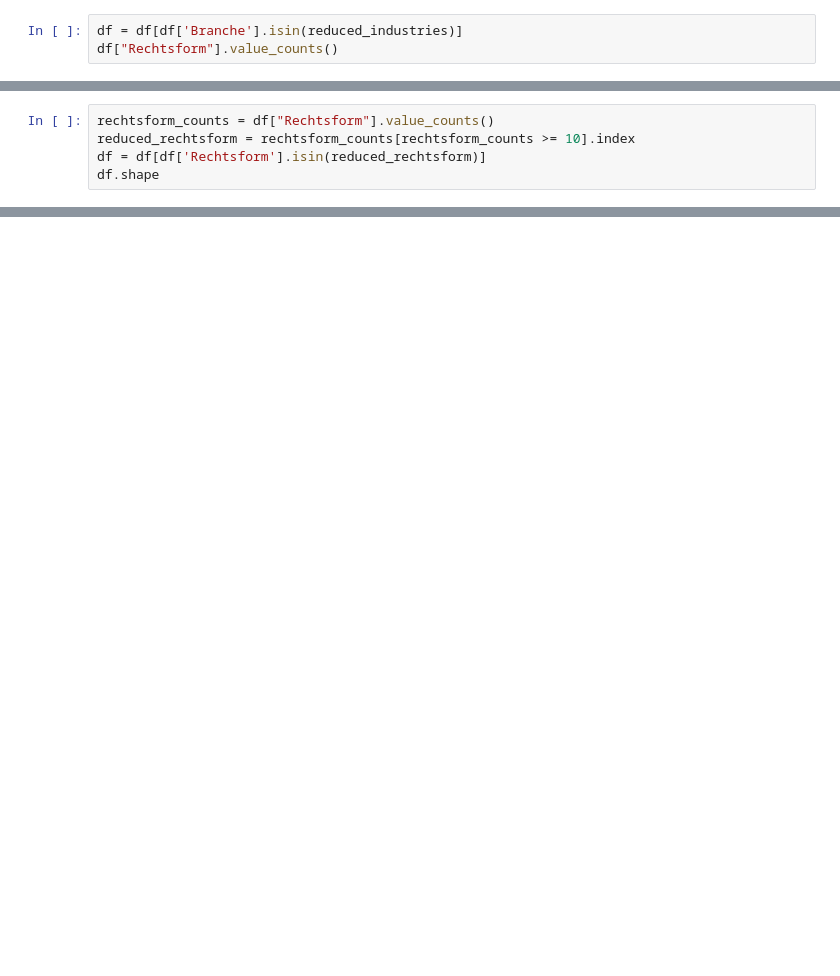
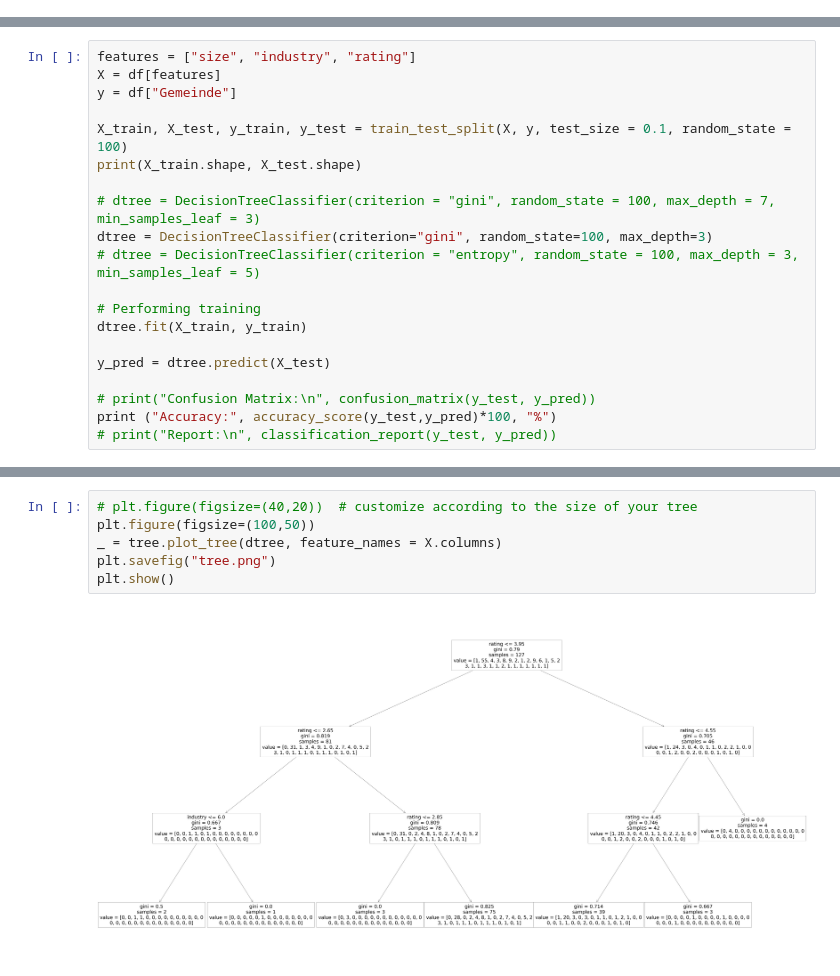
Before and after one commit to itsLuisa/data-science-company-clustering, a Jupyter notebook: decision_tree.ipynb, the cells around one changed output, grey strips where cells are left out. Cells and saved outputs as stored; diff of their text form; blank space fills up the shorter version.

```diff
--- a/decision_tree.ipynb
+++ b/decision_tree.ipynb
@@ -76,3 +62,0 @@ Index(['Verwaltung und Management von Unternehmen und Betrieben',
-# %%
-df = df[df['Branche'].isin(reduced_industries)]
-df["Rechtsform"].value_counts()
@@ -99,5 +62,0 @@ Name: Rechtsform, dtype: int64
-# %%
-rechtsform_counts = df["Rechtsform"].value_counts()
-reduced_rechtsform = rechtsform_counts[rechtsform_counts >= 10].index
-df = df[df['Rechtsform'].isin(reduced_rechtsform)]
-df.shape
@@ -167,0 +120,20 @@ tree.plot_tree(dtree, feature_names=features)
+# %%
+features = ["size", "industry", "rating"]
+X = df[features]
+y = df["Gemeinde"]
+
+X_train, X_test, y_train, y_test = train_test_split(X, y, test_size = 0.1, random_state = 100)
+print(X_train.shape, X_test.shape)
+
+# dtree = DecisionTreeClassifier(criterion = "gini", random_state = 100, max_depth = 7, min_samples_leaf = 3)
+dtree = DecisionTreeClassifier(criterion="gini", random_state=100, max_depth=3)
+# dtree = DecisionTreeClassifier(criterion = "entropy", random_state = 100, max_depth = 3, min_samples_leaf = 5)
+
+# Performing training
+dtree.fit(X_train, y_train)
+
+y_pred = dtree.predict(X_test)
+
+# print("Confusion Matrix:\n", confusion_matrix(y_test, y_pred))
+print ("Accuracy:", accuracy_score(y_test,y_pred)*100, "%")
+# print("Report:\n", classification_report(y_test, y_pred))
@@ -167,0 +152,8 @@ tree.plot_tree(dtree, feature_names=features)
+# %%
+# plt.figure(figsize=(40,20))  # customize according to the size of your tree
+plt.figure(figsize=(100,50))
+_ = tree.plot_tree(dtree, feature_names = X.columns)
+plt.savefig("tree.png")
+plt.show()
+# %% [output]
+[figure, added]
```
Also changed, not shown: parts of 22 cells of this notebook, 5 other files.
